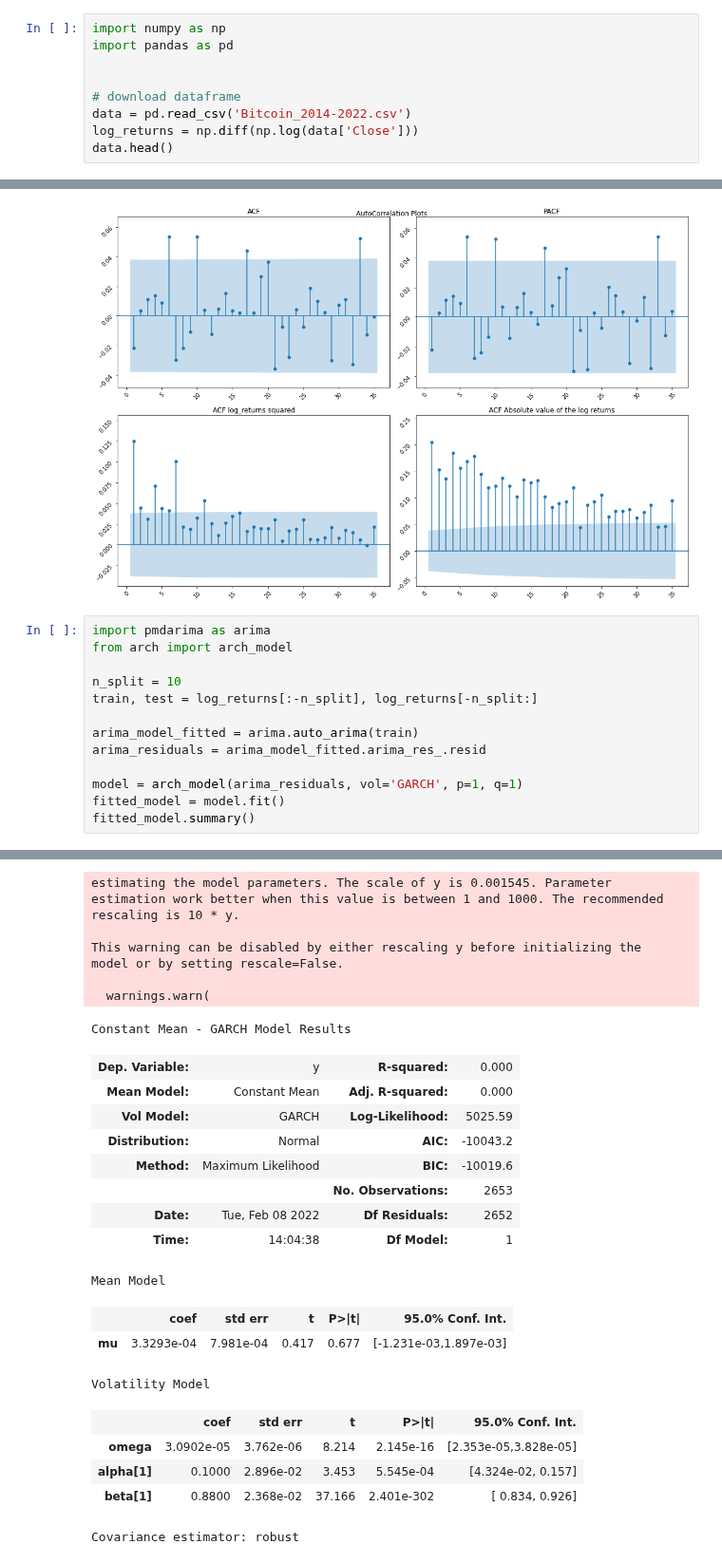
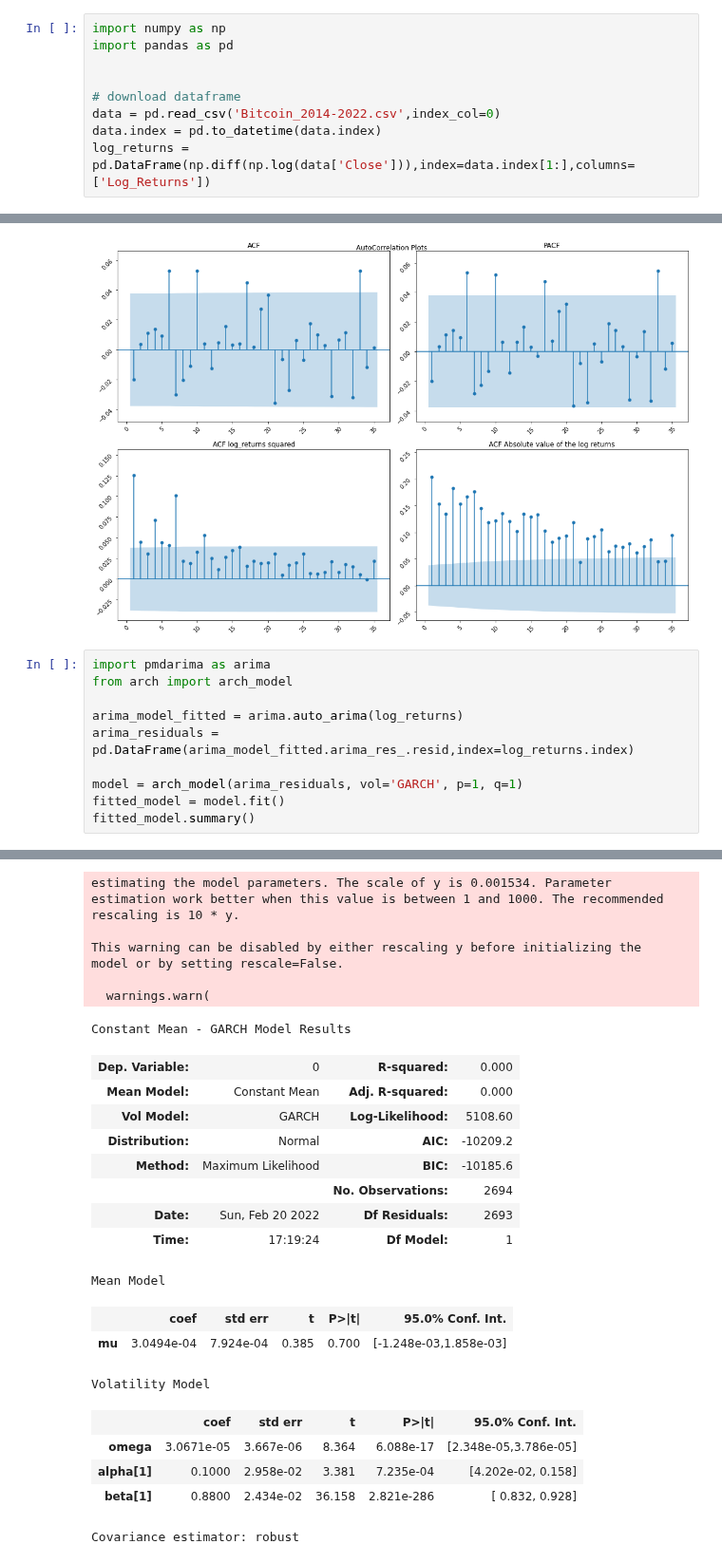
Before and after one commit to gpala7077/CryptoCurrency_Monte_Carlo_Simulation, a Jupyter notebook: Crypto-Analysis.ipynb, the cells around one changed output, grey strips where cells are left out. Shown at 95% size. Saved outputs shown, nothing was run; the diff lists cells and outputs as text.

```diff
--- a/Crypto-Analysis.ipynb
+++ b/Crypto-Analysis.ipynb
@@ -4,6 +4,6 @@ import pandas as pd
 
 
 # download dataframe
-data = pd.read_csv('Bitcoin_2014-2022.csv')
-log_returns = np.diff(np.log(data['Close']))
-data.head()
+data = pd.read_csv('Bitcoin_2014-2022.csv',index_col=0)
+data.index = pd.to_datetime(data.index)
+log_returns = pd.DataFrame(np.diff(np.log(data['Close'])),index=data.index[1:],columns=['Log_Returns'])
@@ -63,11 +56,8 @@ Text(0.5, 0.98, 'AutoCorrelation Plots')
 import pmdarima as arima
 from arch import arch_model
 
-n_split = 10
-train, test = log_returns[:-n_split], log_returns[-n_split:]
-
-arima_model_fitted = arima.auto_arima(train)
-arima_residuals = arima_model_fitted.arima_res_.resid
+arima_model_fitted = arima.auto_arima(log_returns)
+arima_residuals = pd.DataFrame(arima_model_fitted.arima_res_.resid,index=log_returns.index)
 
 model = arch_model(arima_residuals, vol='GARCH', p=1, q=1)
 fitted_model = model.fit()
@@ -84,28 +73,28 @@ Optimization terminated successfully    (Exit mode 0)
-estimating the model parameters. The scale of y is 0.001545. Parameter
+estimating the model parameters. The scale of y is 0.001534. Parameter
 estimation work better when this value is between 1 and 1000. The recommended
 rescaling is 10 * y.
 
 This warning can be disabled by either rescaling y before initializing the
 model or by setting rescale=False.
 
   warnings.warn(
 Constant Mean - GARCH Model Results
-| Dep. Variable: | y | R-squared: | 0.000 |
+| Dep. Variable: | 0 | R-squared: | 0.000 |
 | Mean Model: | Constant Mean | Adj. R-squared: | 0.000 |
-| Vol Model: | GARCH | Log-Likelihood: | 5025.59 |
-| Distribution: | Normal | AIC: | -10043.2 |
-| Method: | Maximum Likelihood | BIC: | -10019.6 |
-|  |  | No. Observations: | 2653 |
-| Date: | Tue, Feb 08 2022 | Df Residuals: | 2652 |
-| Time: | 14:04:38 | Df Model: | 1 |
+| Vol Model: | GARCH | Log-Likelihood: | 5108.60 |
+| Distribution: | Normal | AIC: | -10209.2 |
+| Method: | Maximum Likelihood | BIC: | -10185.6 |
+|  |  | No. Observations: | 2694 |
+| Date: | Sun, Feb 20 2022 | Df Residuals: | 2693 |
+| Time: | 17:19:24 | Df Model: | 1 |
 Mean Model
 |  | coef | std err | t | P>|t| | 95.0% Conf. Int. |
-| mu | 3.3293e-04 | 7.981e-04 | 0.417 | 0.677 | [-1.231e-03,1.897e-03] |
+| mu | 3.0494e-04 | 7.924e-04 | 0.385 | 0.700 | [-1.248e-03,1.858e-03] |
 Volatility Model
 |  | coef | std err | t | P>|t| | 95.0% Conf. Int. |
-| omega | 3.0902e-05 | 3.762e-06 | 8.214 | 2.145e-16 | [2.353e-05,3.828e-05] |
-| alpha[1] | 0.1000 | 2.896e-02 | 3.453 | 5.545e-04 | [4.324e-02, 0.157] |
-| beta[1] | 0.8800 | 2.368e-02 | 37.166 | 2.401e-302 | [ 0.834, 0.926] |
+| omega | 3.0671e-05 | 3.667e-06 | 8.364 | 6.088e-17 | [2.348e-05,3.786e-05] |
+| alpha[1] | 0.1000 | 2.958e-02 | 3.381 | 7.235e-04 | [4.202e-02, 0.158] |
+| beta[1] | 0.8800 | 2.434e-02 | 36.158 | 2.821e-286 | [ 0.832, 0.928] |
 Covariance estimator: robust
 # %%
 results = fitted_model.plot()
```
Also changed, not shown: parts of 6 cells of this notebook, 2 other files.
